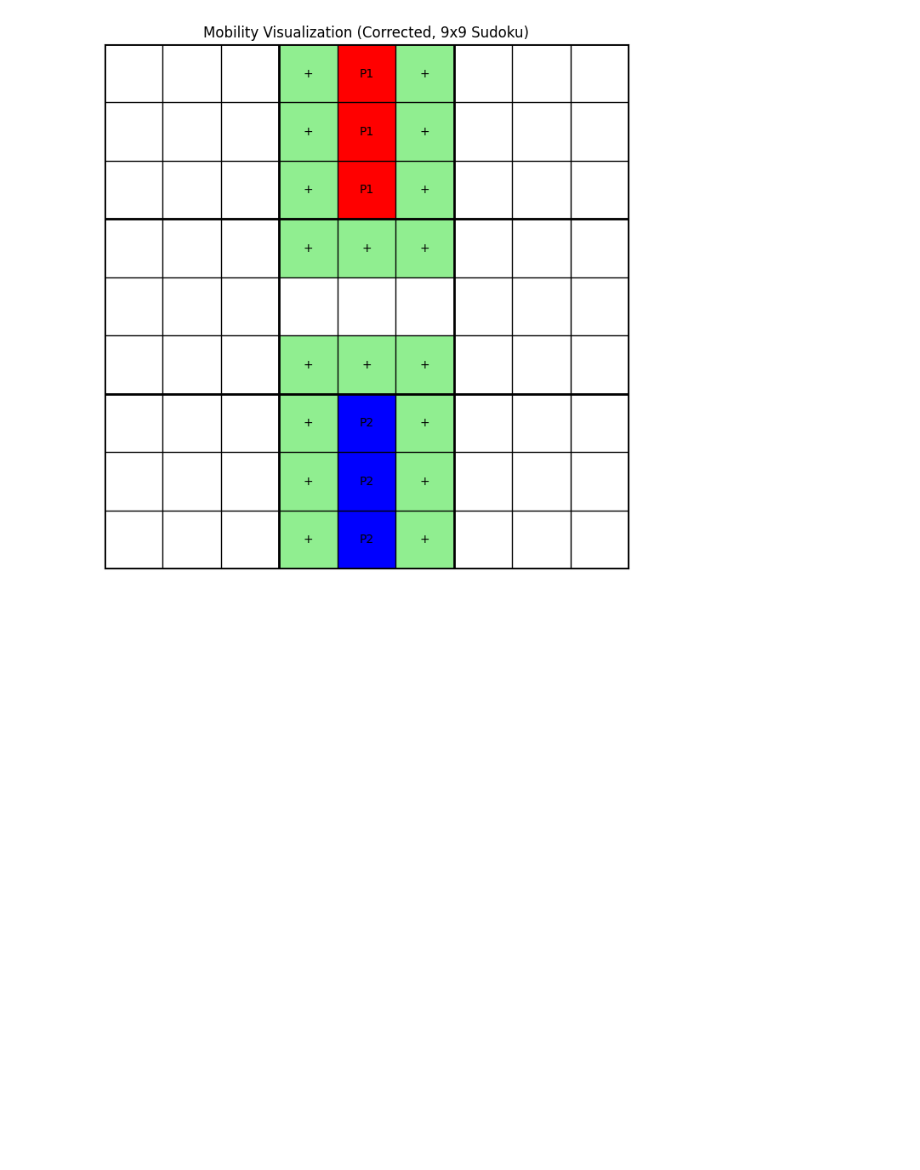
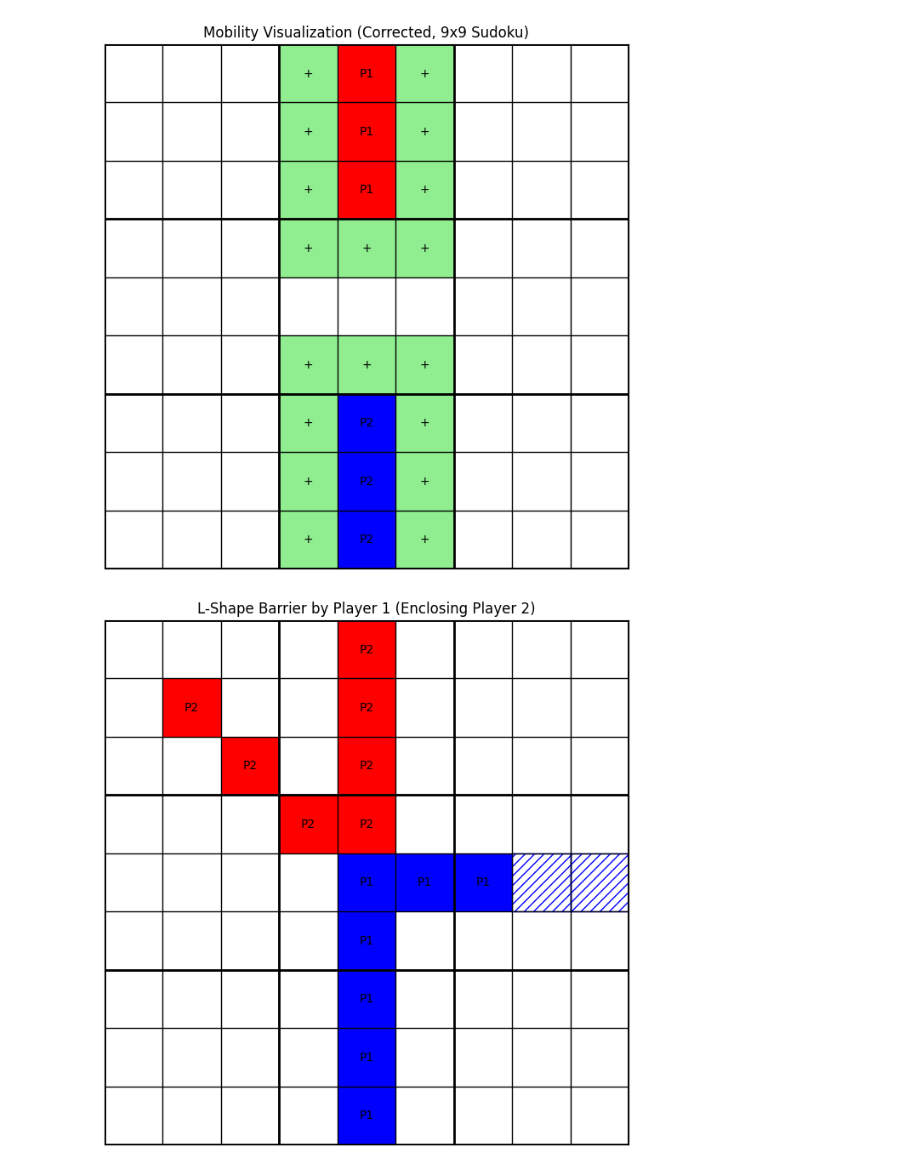
Before and after one commit to JoepH123/2AMU10_Group35_Sudoku, a Jupyter notebook: Sudokuvisualizer.ipynb, the cells around one changed output. Saved outputs shown, nothing was run; the diff lists cells and outputs as text; code cells hidden in the pictures; blank space fills up the shorter version.

```diff
--- a/Sudokuvisualizer.ipynb
+++ b/Sudokuvisualizer.ipynb
@@ -167,3 +167,82 @@ player2_start = [(8, 4), (7, 4), (6, 4)]  # Player 2 starts at the bottom center
 visualize_mobility_connected_corrected(N, player1_start, player2_start)
 # %% [output]
 [figure]
+# %%
+import numpy as np
+import matplotlib.pyplot as plt
+from matplotlib.colors import ListedColormap
+
+def visualize_l_shape_cutoff(N, player1_positions, player2_positions):
+    """
+    Visualize a board where Player 1 forms an L-shape inside the board, effectively enclosing Player 2.
+    Additionally, two specific cells are highlighted with a red hatch pattern.
+    """
+
+    grid = np.zeros((N, N))
+
+    # Place Player 1 cells (L-shape)
+    for r, c in player1_positions:
+        grid[r, c] = -2  # P1 cells
+
+    # Place Player 2 cells (inside the L-shape region)
+    for r, c in player2_positions:
+        grid[r, c] = -3  # P2 cells
+
+    fig, ax = plt.subplots(figsize=(8, 8))
+
+    # Create a custom colormap
+    # 0 = empty (white), 2 = Player 1 (red), 3 = Player 2 (blue)
+    colors = ['white', 'lightgreen', 'blue', 'red']
+    cmap = ListedColormap(colors)
+
+    # Map values to colormap indices
+    display_grid = np.where(grid == -2, 2,
+                    np.where(grid == -3, 3, 0))
+
+    ax.imshow(display_grid, cmap=cmap, origin='upper', vmin=0, vmax=3)
+
+    # Draw grid lines
+    for x in range(N + 1):
+        ax.axhline(x - 0.5, color='black', linewidth=1)
+        ax.axvline(x - 0.5, color='black', linewidth=1)
+
+    # Dikkere lijnen om de 3 cellen (sudoku-style)
+    for x in range(0, N + 1, 3):
+        ax.axhline(x - 0.5, color='black', linewidth=2)
+        ax.axvline(x - 0.5, color='black', linewidth=2)
+
+    # Add text in each cell
+    for i in range(N):
+        for j in range(N):
+            value = grid[i, j]
+            if value == -2:
+                text = "P1"
+            elif value == -3:
+                text = "P2"
+            else:
+                text = ""
+            ax.text(j, i, text, ha='center', va='center', fontsize=10, color='black')
+
+    # Hide axes ticks
+    ax.set_xticks([])
+    ax.set_yticks([])
+
+    # Toevoegen van rood gestreepte cellen (4,7) en (4,8)
+    hatch_cells = [(4,7),(4,8)]
+    for (r, c) in hatch_cells:
+        # Creëer een rechthoek met hatch-patroon
+        rect = plt.Rectangle((c-0.5, r-0.5), 1, 1,
+                             facecolor='none', hatch='///', edgecolor='blue', linewidth=1)
+        ax.add_patch(rect)
+
+    plt.title("L-Shape Barrier by Player 1 (Enclosing Player 2)")
+    plt.show()
+
+N = 9
+player1_positions = [(4,4),(4,5),(4,6),
+                     (5,4),(6,4),(7,4),(8,4)]
+player2_positions = [(1,1),(0,4),(1,4),(2,4),(2,2),(3,3),(3,4)]
+
+visualize_l_shape_cutoff(N, player1_positions, player2_positions)
+# %% [output]
+[figure, added]
```
Also changed, not shown: 3 other files.
